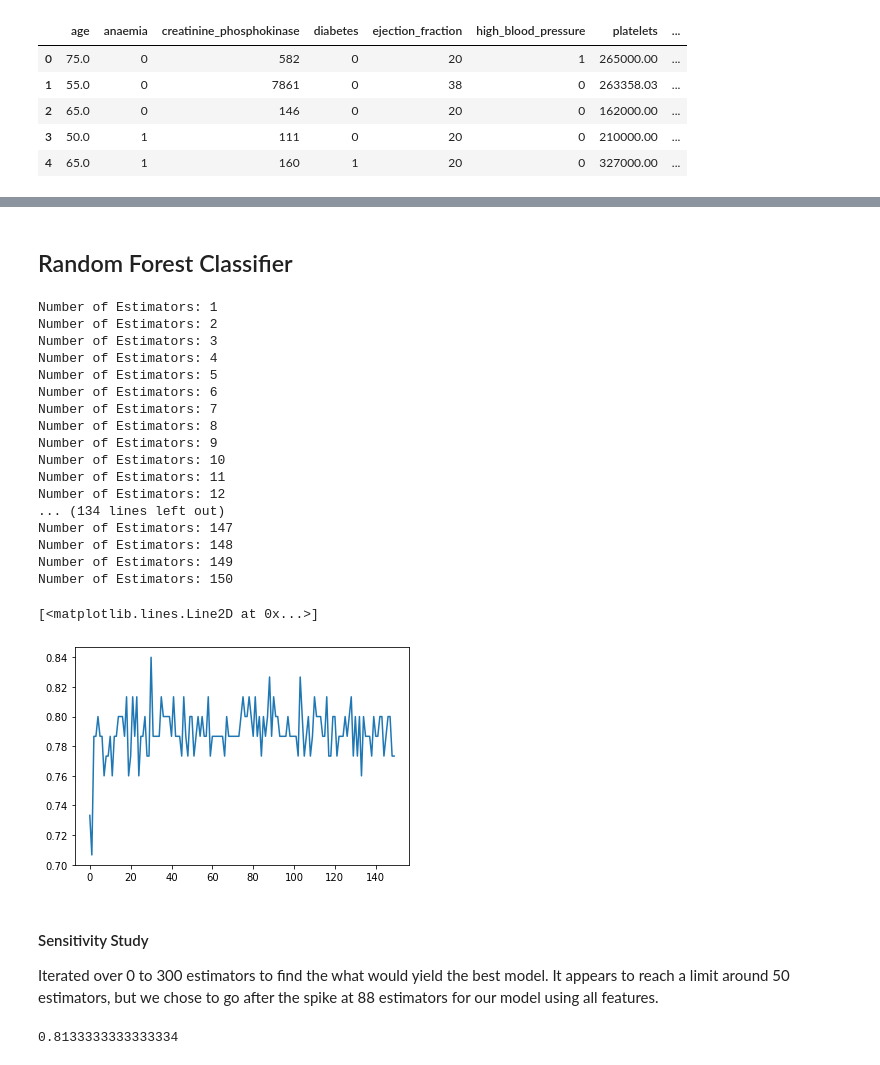
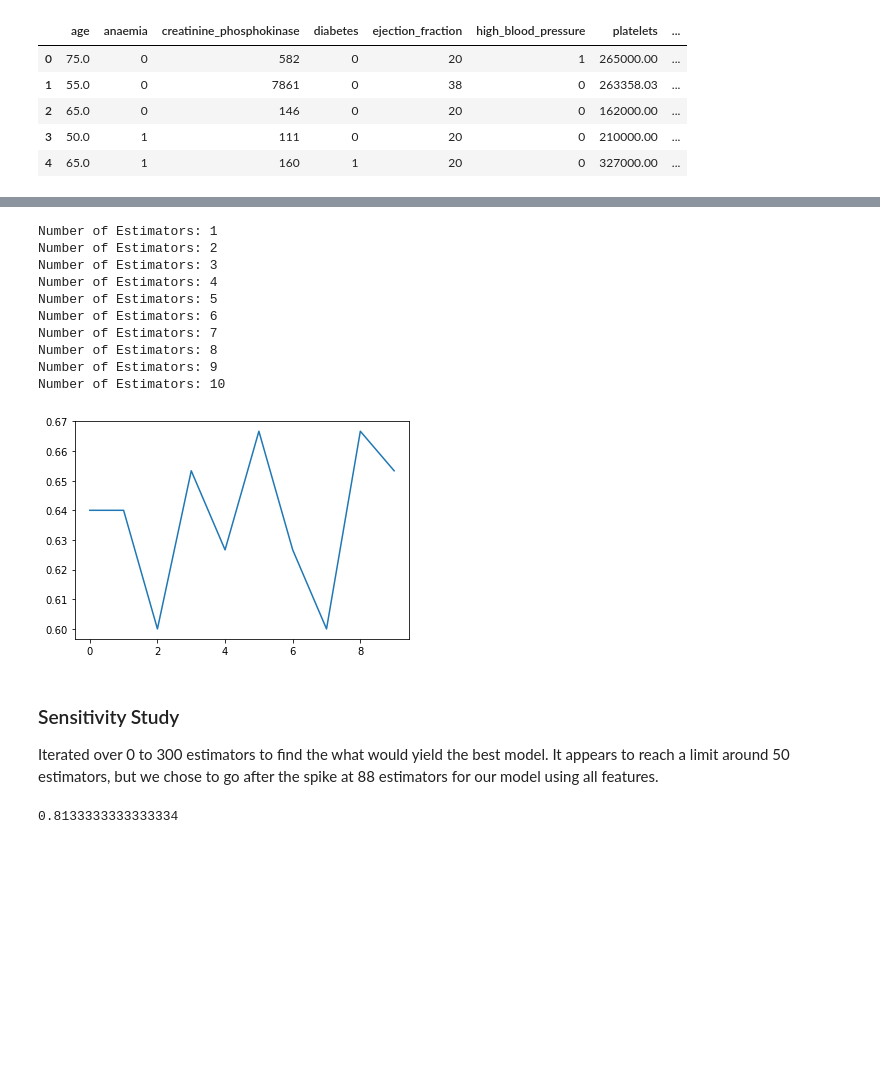
Before and after one commit to alexturkmen/Heart-Failure-Analysis, a Jupyter notebook: random_forest.ipynb, the cells around one changed output, grey strips where cells are left out. Cells and saved outputs as stored; diff of their text form; code cells hidden in the pictures; blank space fills up the shorter version.

```diff
--- a/random_forest.ipynb
+++ b/random_forest.ipynb
@@ -70,15 +45,12 @@ sorted(zip(dtclf.feature_importances_, feature_names), reverse=True)
-# %% [markdown]
-## Random Forest Classifier
 # %%
 train = []
 test = []
-for x in range(150):
+for x in range(10):
     RF_classifier = RandomForestClassifier(n_estimators=x+1)
     RF_classifier.fit(X_train, y_train)
     train.append(RF_classifier.score(X_train, y_train))
     test.append(RF_classifier.score(X_test, y_test))
     print(f"Number of Estimators: {x+1}")
-plt.plot(test)
 # %% [output]
 Number of Estimators: 1
 Number of Estimators: 2
@@ -90,17 +62,14 @@ Number of Estimators: 7
 Number of Estimators: 8
 Number of Estimators: 9
 Number of Estimators: 10
-Number of Estimators: 11
-Number of Estimators: 12
-... (134 lines left out)
-Number of Estimators: 147
-Number of Estimators: 148
-Number of Estimators: 149
-Number of Estimators: 150
-[<matplotlib.lines.Line2D at 0x...>]
-[figure, removed]
+# %%
+plt.plot(test)
+test_df = pd.DataFrame(data=test)
+test_df.to_csv('./Data/random_forest_sensitivity.csv')
+# %% [output]
+[figure, added]
 # %% [markdown]
-#### Sensitivity Study
+### Sensitivity Study
 Iterated over 0 to 300 estimators to find the what would yield the best model. It appears to reach a limit around 50 estimators, but we chose to go after the spike at 88 estimators for our model using all features.
 # %%
 rf = RandomForestClassifier(n_estimators=88)
```
Also changed, not shown: parts of 16 cells of this notebook, 10 other files.
